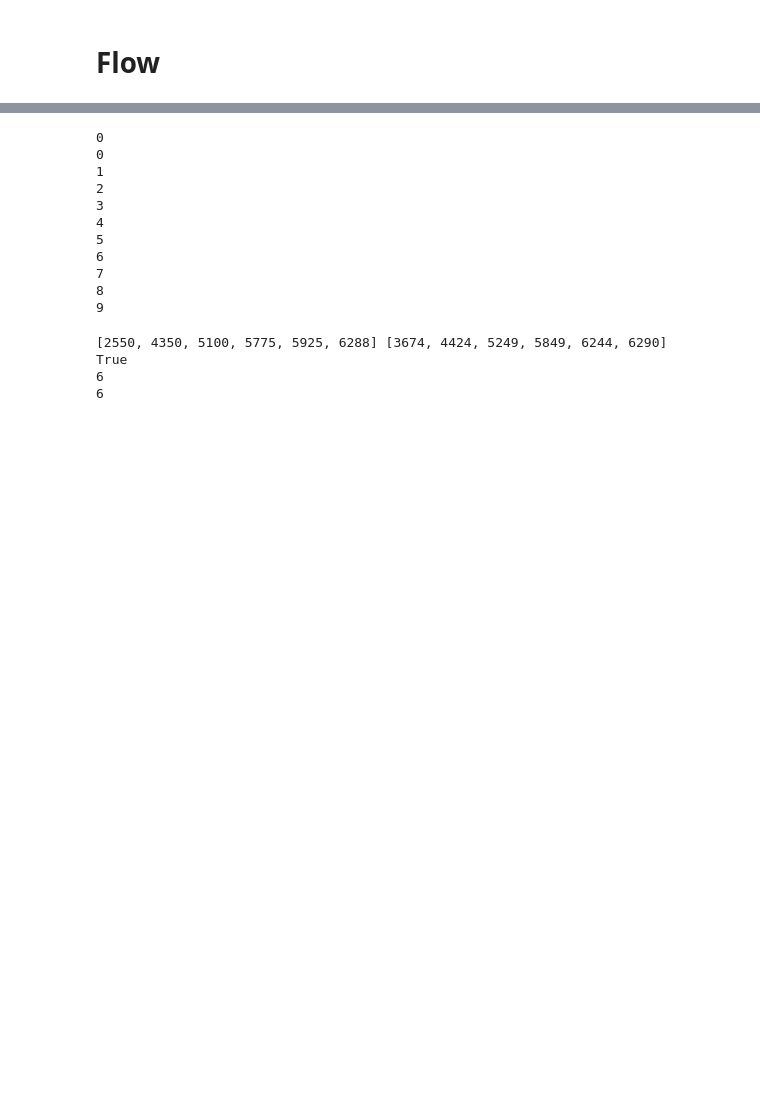
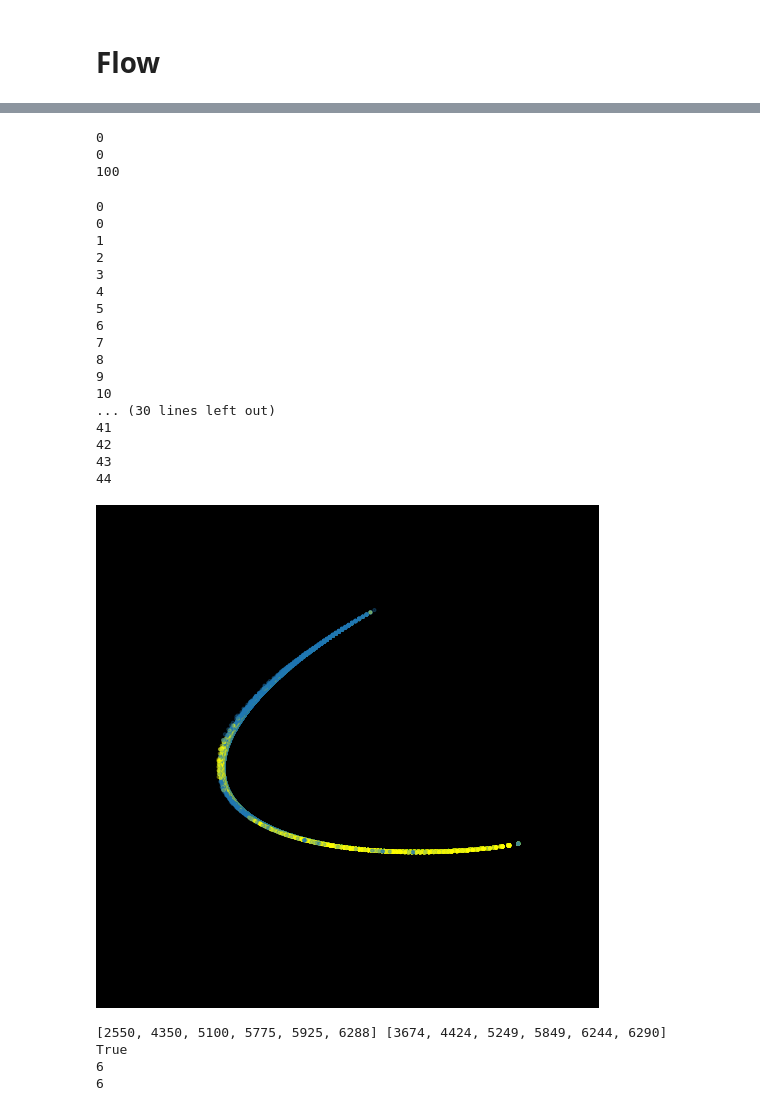
Before and after one commit to Benjamin-Wkd/Network-Graph-Analysis, a Jupyter notebook: load Matlab struct.ipynb, the cells around one changed output, grey strips where cells are left out. Saved outputs shown, nothing was run; the diff lists cells and outputs as text; code cells hidden in the pictures; blank space fills up the shorter version.

```diff
--- a/load Matlab struct.ipynb
+++ b/load Matlab struct.ipynb
@@ -914,23 +1004,76 @@ ani = animation.FuncAnimation(fig, update_point, frames=nwin, interval=5, fargs=
 # save the animation into a specific video format
 # https://holypython.com/how-to-save-matplotlib-animations-the-ultimate-guide/
 
+plt.rcParams['animation.ffmpeg_path'] = '/mnt/c/Users/waked/ffmpeg/bin/ffmpeg.exe'
+
 # writergif = animation.PillowWriter(fps=30)
 # ani.save('filename.gif',writer=writergif)
 
-writervideo = animation.FFMpegWriter(fps=60)
-ani.save("flow.mp4", writer=writervideo)
+writervideo = animation.FFMpegWriter(fps=20)
+ani.save("video_clip/flow_traj_Npoints.mp4", writer=writervideo)
 # %% [output]
 0
 0
-1
-2
-3
-4
-5
-6
-7
-8
-9
+100
+# %%
+# Display a rotating GIF of the final flow
+import seaborn as sns
+
+color_state = ["tab:blue", "yellow"]
+c = []
+for time in range(nwin):
+  state = spec[time]
+  c.append(color_state[state-1])
+c = len(neurons)*c
+
+neurons = range(N)
+cmap = sns.color_palette("rocket", as_cmap=True)
+x = np.array([])
+y = np.array([])
+z = np.array([])
+for i in range(len(neurons)):
+  n = neurons[i]
+  x = np.append(x,Firing[:,n])
+  y = np.append(y,Storage[:,n])
+  z = np.append(z,InDegs[:,n])
+
+fig = plt.figure('3D manifold', facecolor = 'k', figsize = (10, 9))
+fig.tight_layout()
+ax = fig.add_subplot(projection='3d')
+
+def update(t): # ... create an animation
+    ax.view_init(2*t, -56 + 5*t)
+    ax.clear()
+    ax.set(facecolor = 'k')
+    ax.set_axis_off()
+    ax.scatter(x, y, z, s=10, color = c, marker='o', alpha=.3) # different colors for THE/SO
+    # ax.scatter(x, y, z, c=z, cmap=cmap) # gradient colors with regard to sharing values
+    print(t)
+
+gif_flow = animation.FuncAnimation(fig, update, np.arange(45), interval = 2, save_count = 100)
+plt.rcParams['animation.ffmpeg_path'] = '/mnt/c/Users/waked/ffmpeg/bin/ffmpeg.exe'
+
+writergif = animation.PillowWriter(fps=5)
+gif_flow.save('video_clip/Final_flow_states.gif',writer=writergif)
+# %% [output]
+0
+0
+1
+2
+3
+4
+5
+6
+7
+8
+9
+10
+... (30 lines left out)
+41
+42
+43
+44
+[figure, added]
 # %%
 print(starts, ends)
 def check_symmetric(a, rtol=1e-03, atol=1e-05):
```
Also changed, not shown: parts of 3 cells of this notebook.
